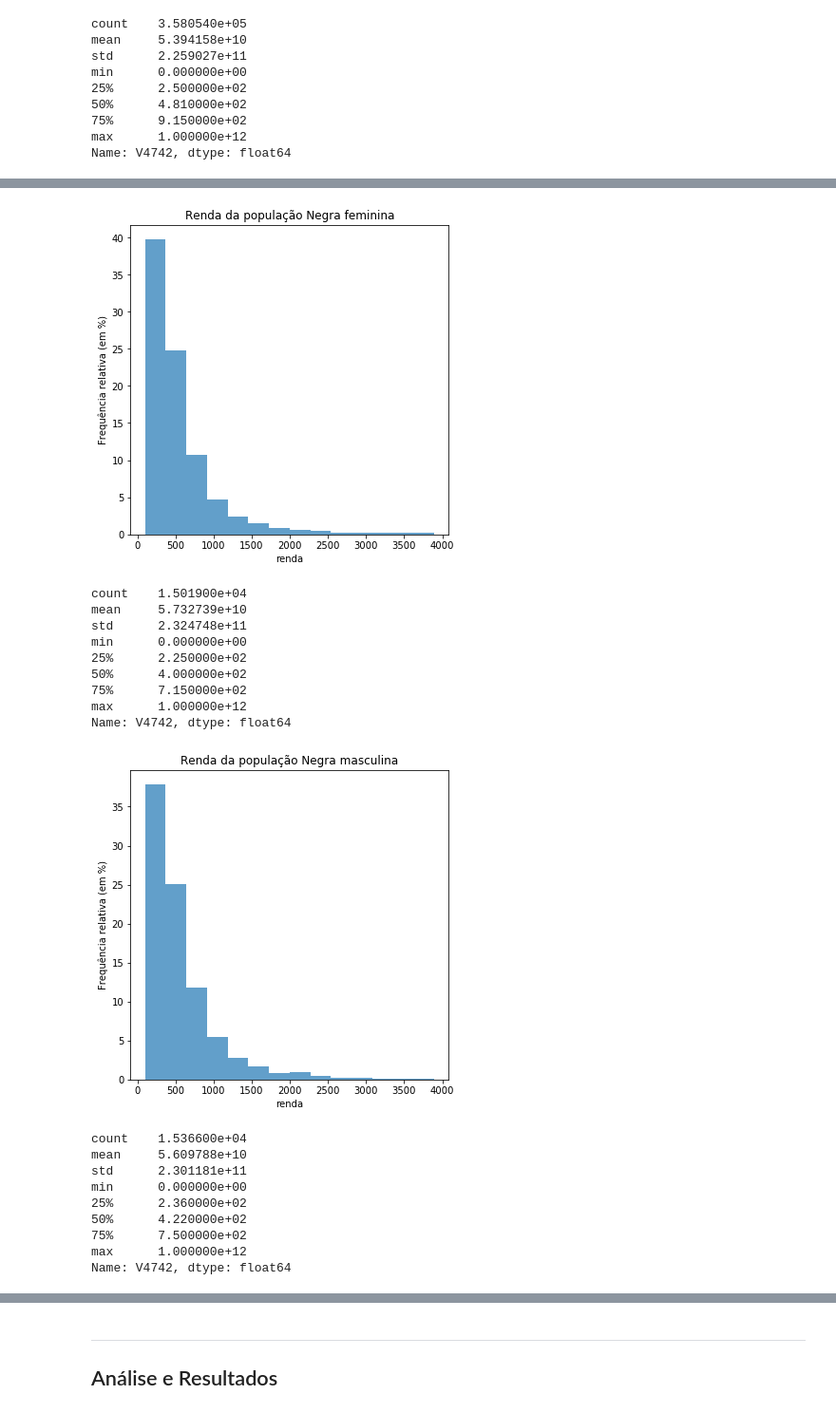
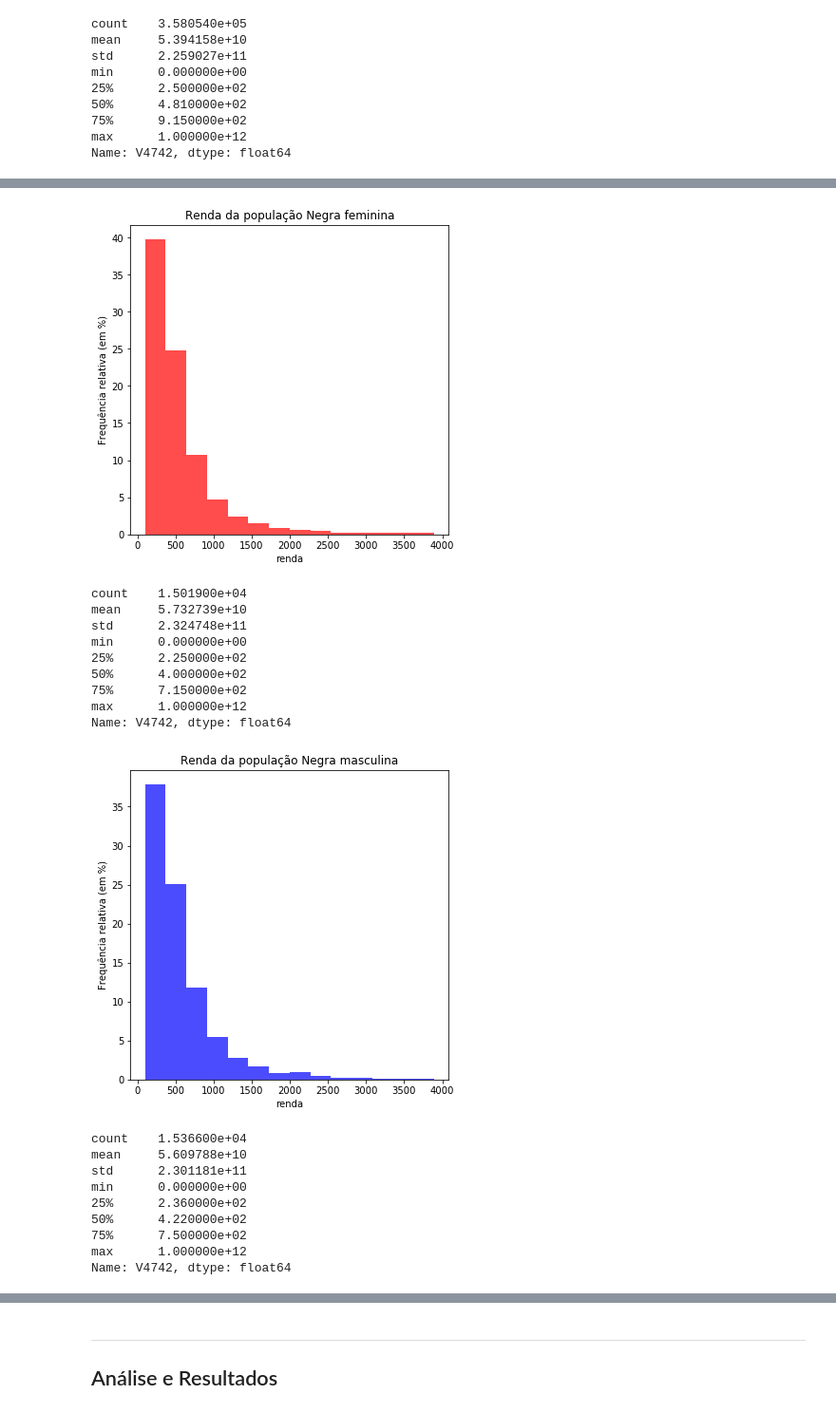
Before and after one commit to leonardoimakuma/cd2018, a Jupyter notebook: Projeto1 Layout.ipynb, the cells around one changed output, grey strips where cells are left out. Shown at 95% size. Saved outputs shown, nothing was run; the diff lists cells and outputs as text; code cells hidden in the pictures.

```diff
--- a/Projeto1 Layout.ipynb
+++ b/Projeto1 Layout.ipynb
@@ -349,21 +334,21 @@ Name: V4742, dtype: float64
 # %%
 faixa = range(100,4000,271)
 renda_negros=renda.loc[(dadosID2011['V0404'] == 'Preta')]
-plot = renda_negros.plot.hist(bins=faixa,title='Renda Da População Negra', weights=zeros_like(renda_negros)+1./renda_negros.size*100, figsize=(6, 6), alpha=0.7)
+plot = renda_negros.plot.hist(bins=faixa,title='Renda Da População Negra', weights=zeros_like(renda_negros)+1./renda_negros.size*100, figsize=(6, 6), alpha=0.7,color=("Black"))
 plt.ylabel('Frequência relativa (em %)')
 plt.xlabel('renda')
 plt.show()
 print(renda_negros.describe())
 
 renda_negras=renda_negros.loc[(negra['V0302'] == 'Feminino')]
-plot2 = renda_negras.plot.hist(bins=faixa,title='Renda da população Negra feminina', weights=zeros_like(renda_negras)+1./renda_negras.size*100, figsize=(6, 6), alpha=0.7)
+plot2 = renda_negras.plot.hist(bins=faixa,title='Renda da população Negra feminina', weights=zeros_like(renda_negras)+1./renda_negras.size*100, figsize=(6, 6), alpha=0.7,color=("Red"))
 plt.ylabel('Frequência relativa (em %)')
 plt.xlabel('renda')
 plt.show()
 print(renda_negras.describe())
 
 renda_negros_homens=renda_negros.loc[(negra['V0302'] == 'Masculino')]
-plot3 = renda_negros_homens.plot.hist(bins=faixa,title='Renda da população Negra masculina', weights=zeros_like(renda_negros_homens)+1./renda_negros_homens.size*100, figsize=(6, 6), alpha=0.7)
+plot3 = renda_negros_homens.plot.hist(bins=faixa,title='Renda da população Negra masculina', weights=zeros_like(renda_negros_homens)+1./renda_negros_homens.size*100, figsize=(6, 6), alpha=0.7,color=("Blue"))
 plt.ylabel('Frequência relativa (em %)')
 plt.xlabel('renda')
 plt.show()
@@ -373,23 +358,23 @@ print(renda_negros_homens.describe())
 count    3.038500e+04
 mean     5.670561e+10
 std      2.312830e+11
 min      0.000000e+00
 25%      2.320000e+02
 50%      4.100000e+02
 75%      7.330000e+02
 max      1.000000e+12
 Name: V4742, dtype: float64
-[figure, old version]
+[figure, new version]
 count    1.501900e+04
 mean     5.732739e+10
 std      2.324748e+11
 min      0.000000e+00
 25%      2.250000e+02
 50%      4.000000e+02
 75%      7.150000e+02
 max      1.000000e+12
 Name: V4742, dtype: float64
-[figure, old version]
+[figure, new version]
 count    1.536600e+04
 mean     5.609788e+10
 std      2.301181e+11
```
Also changed, not shown: parts of 7 cells of this notebook.
